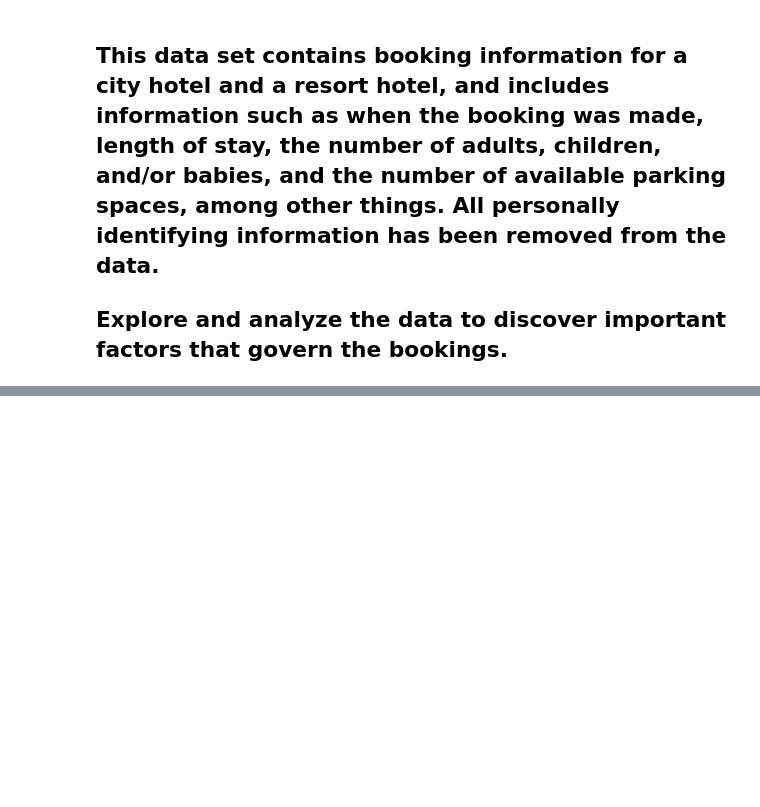
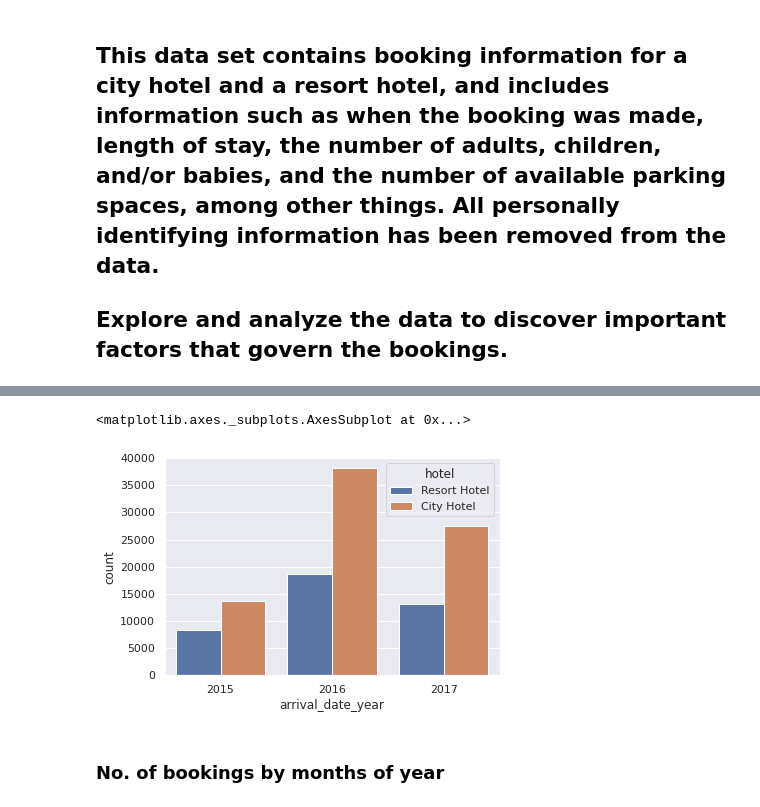
Before and after one commit to ayush9304/Hotel-Booking-Analysis-EDA, a Jupyter notebook: Hotel_Booking_Analysis_EDA.ipynb, the cells around one changed output, grey strips where cells are left out. Saved outputs shown, nothing was run; the diff lists cells and outputs as text; code cells hidden in the pictures; blank space fills up the shorter version.

```diff
--- a/Hotel_Booking_Analysis_EDA.ipynb
+++ b/Hotel_Booking_Analysis_EDA.ipynb
@@ -8,0 +93,7 @@
+# %%
+sns.countplot(x='arrival_date_year', hue='hotel', data=df)
+# %% [output]
+<matplotlib.axes._subplots.AxesSubplot at 0x...>
+[figure, added]
+# %% [markdown]
+### No. of bookings by months of year
```
Also changed, not shown: parts of 26 cells of this notebook.
